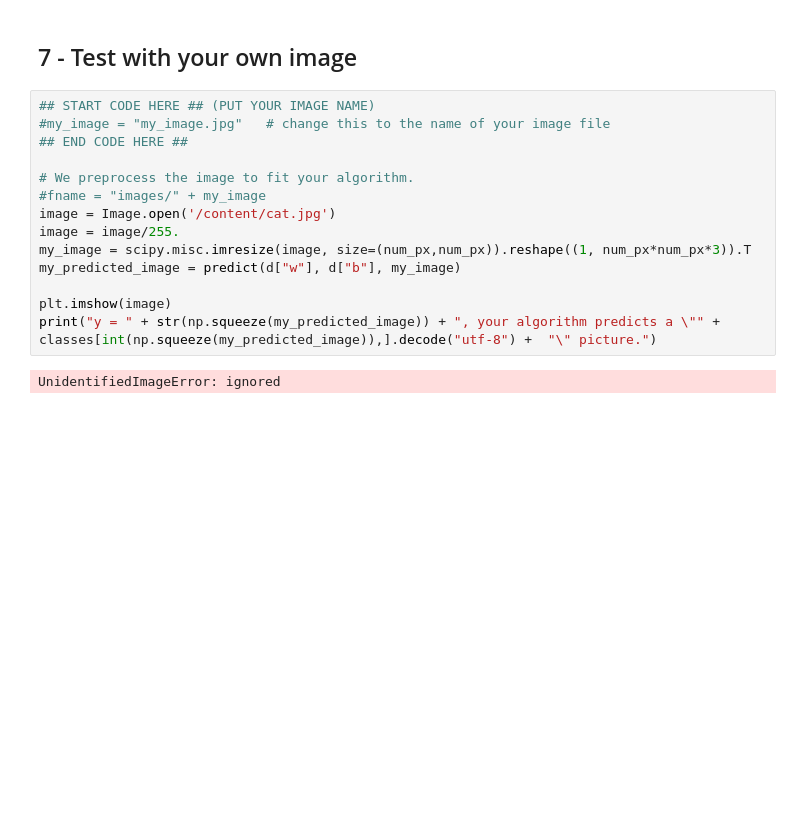
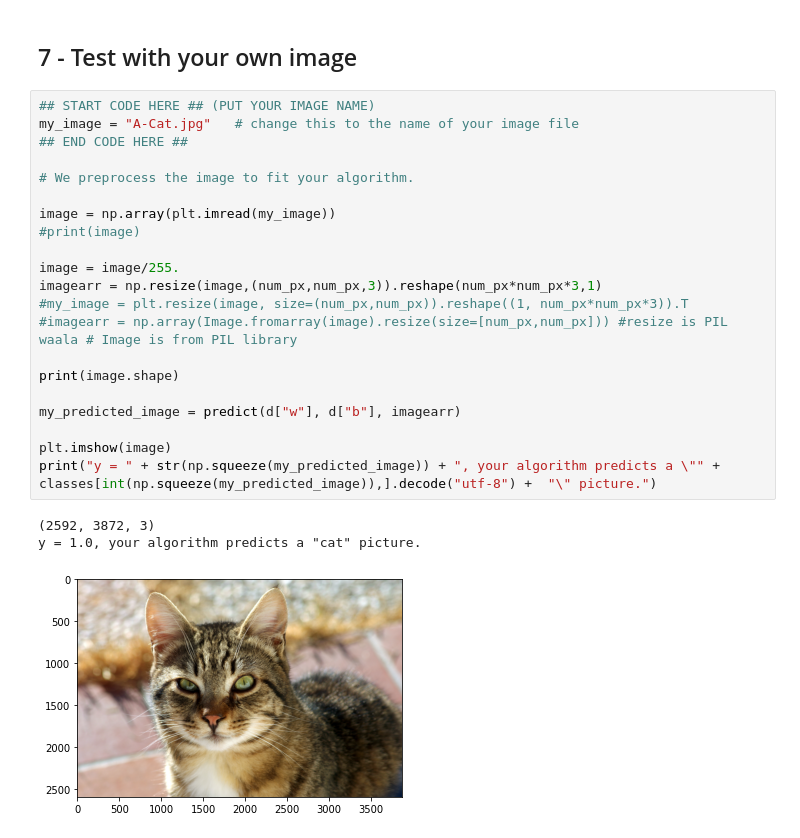
Before and after one commit to KlowdfurrRad/DC-task-2, a Jupyter notebook: Logistic_Regression_with_a_Neural_Network_mindset_v6a.ipynb, the cells around one changed output. Saved outputs shown, nothing was run; the diff lists cells and outputs as text; blank space fills up the shorter version.

```diff
--- a/Logistic_Regression_with_a_Neural_Network_mindset_v6a.ipynb
+++ b/Logistic_Regression_with_a_Neural_Network_mindset_v6a.ipynb
@@ -781,17 +781,26 @@ test accuracy: 36.0 %
 ## 7 - Test with your own image ##
 # %%
 ## START CODE HERE ## (PUT YOUR IMAGE NAME)
-#my_image = "my_image.jpg"   # change this to the name of your image file
+my_image = "A-Cat.jpg"   # change this to the name of your image file
 ## END CODE HERE ##
 
 # We preprocess the image to fit your algorithm.
-#fname = "images/" + my_image
-image = Image.open('/content/cat.jpg')
+
+image = np.array(plt.imread(my_image))
+#print(image)
+
 image = image/255.
-my_image = scipy.misc.imresize(image, size=(num_px,num_px)).reshape((1, num_px*num_px*3)).T
-my_predicted_image = predict(d["w"], d["b"], my_image)
+imagearr = np.resize(image,(num_px,num_px,3)).reshape(num_px*num_px*3,1)
+#my_image = plt.resize(image, size=(num_px,num_px)).reshape((1, num_px*num_px*3)).T
+#imagearr = np.array(Image.fromarray(image).resize(size=[num_px,num_px])) #resize is PIL waala # Image is from PIL library
+
+print(image.shape)
+
+my_predicted_image = predict(d["w"], d["b"], imagearr)
 
 plt.imshow(image)
 print("y = " + str(np.squeeze(my_predicted_image)) + ", your algorithm predicts a \"" + classes[int(np.squeeze(my_predicted_image)),].decode("utf-8") +  "\" picture.")
 # %% [output]
-UnidentifiedImageError: ignored
+(2592, 3872, 3)
+y = 1.0, your algorithm predicts a "cat" picture.
+[figure, added]
```
